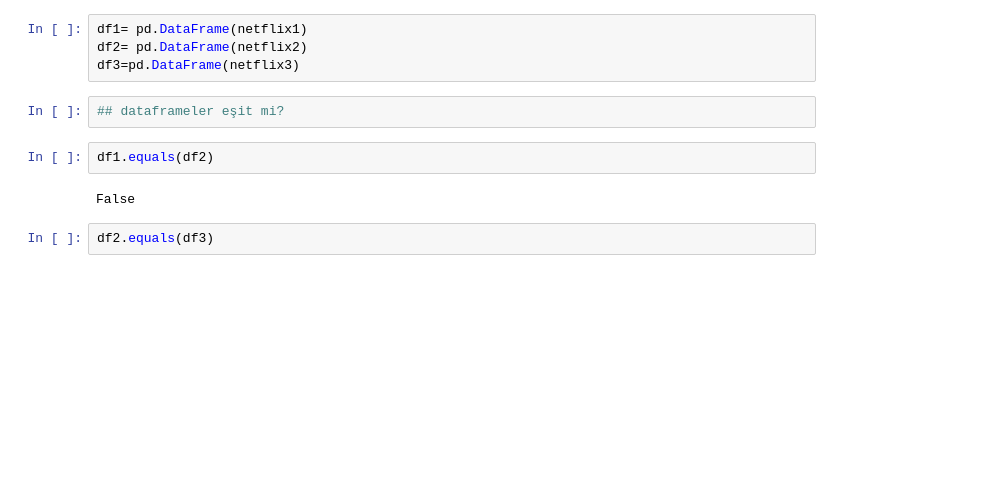
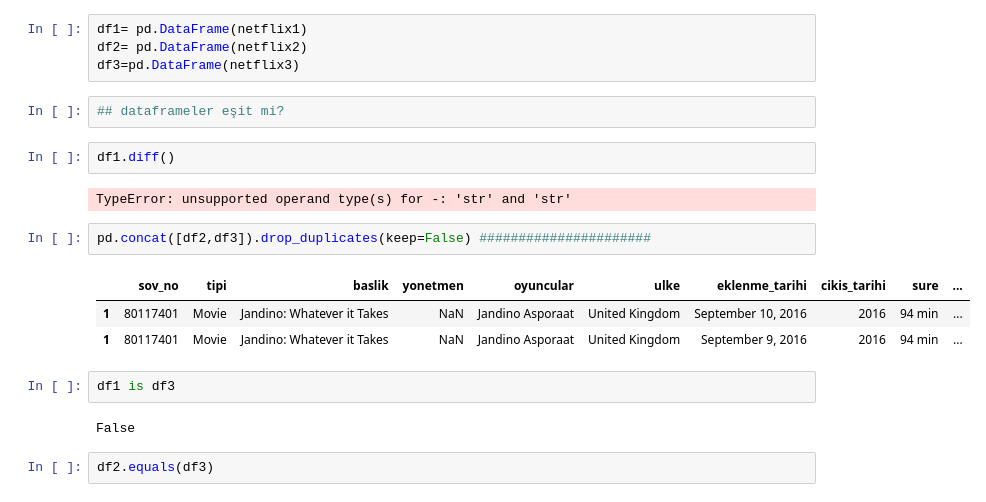
Before and after one commit to doguhanaybars/codes, a Jupyter notebook: pythonCodes/exercise/exercise01.ipynb, the cells around one changed output. Drawn from its saved outputs; the diff is of its cells as text; blank space fills up the shorter version.

```diff
--- a/pythonCodes/exercise/exercise01.ipynb
+++ b/pythonCodes/exercise/exercise01.ipynb
@@ -13,10 +13,20 @@ df2= pd.DataFrame(netflix2)
 df3=pd.DataFrame(netflix3)
 # %%
 ## dataframeler eşit mi?
-# %%
-df1.equals(df2)
-# %% [output]
-False
+# %%
+df1.diff()
+# %% [output]
+TypeError: unsupported operand type(s) for -: 'str' and 'str'
+# %%
+pd.concat([df2,df3]).drop_duplicates(keep=False) ######################
+# %% [output]
+|  | sov_no | tipi | baslik | yonetmen | oyuncular | ulke | eklenme_tarihi | cikis_tarihi | sure | ... |
+| 1 | 80117401 | Movie | Jandino: Whatever it Takes | NaN | Jandino Asporaat | United Kingdom | September 10, 2016 | 2016 | 94 min | ... |
+| 1 | 80117401 | Movie | Jandino: Whatever it Takes | NaN | Jandino Asporaat | United Kingdom | September 9, 2016 | 2016 | 94 min | ... |
+# %%
+df1 is df3
+# %% [output]
+False
 # %%
 df2.equals(df3)
 # %% [output]
```
Also changed, not shown: parts of 3 cells of this notebook, 6 other files.
